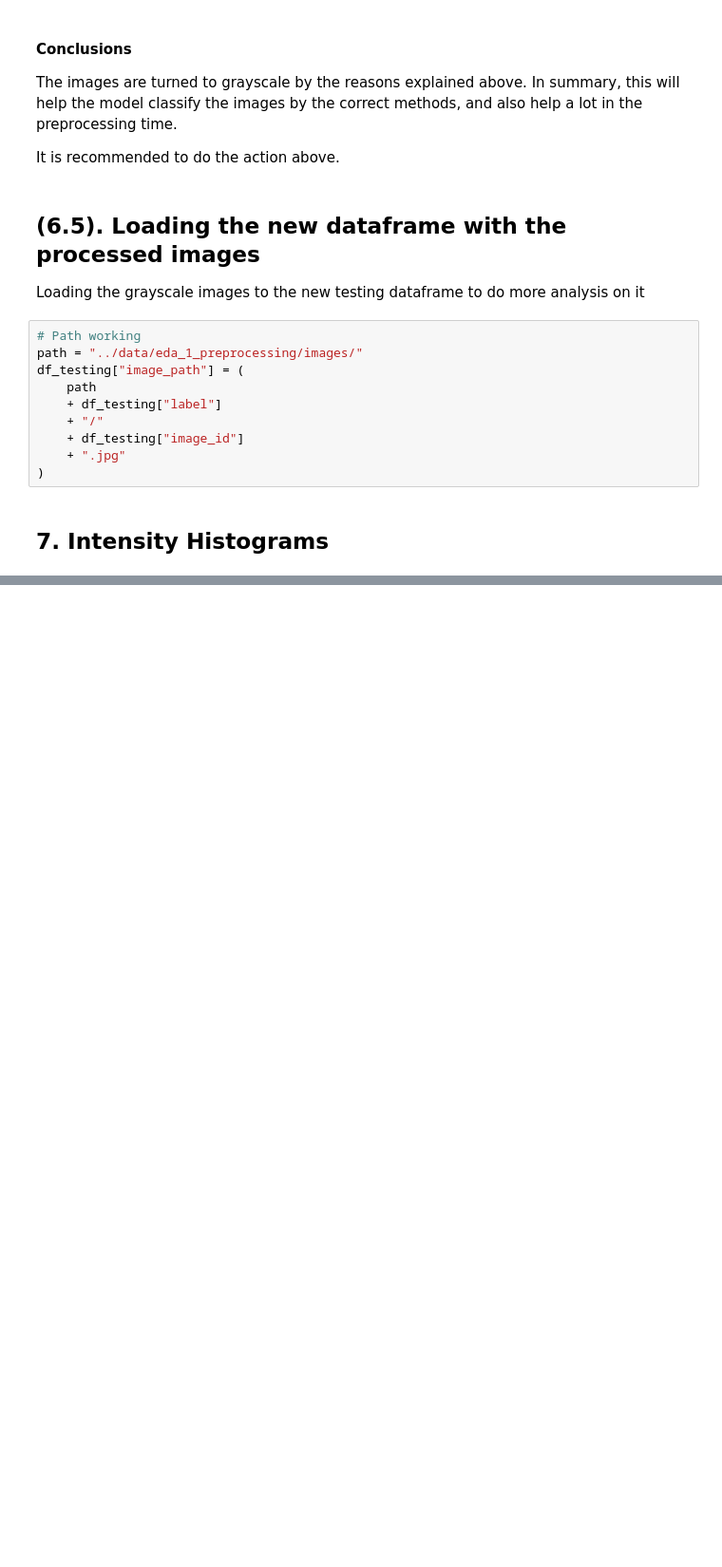
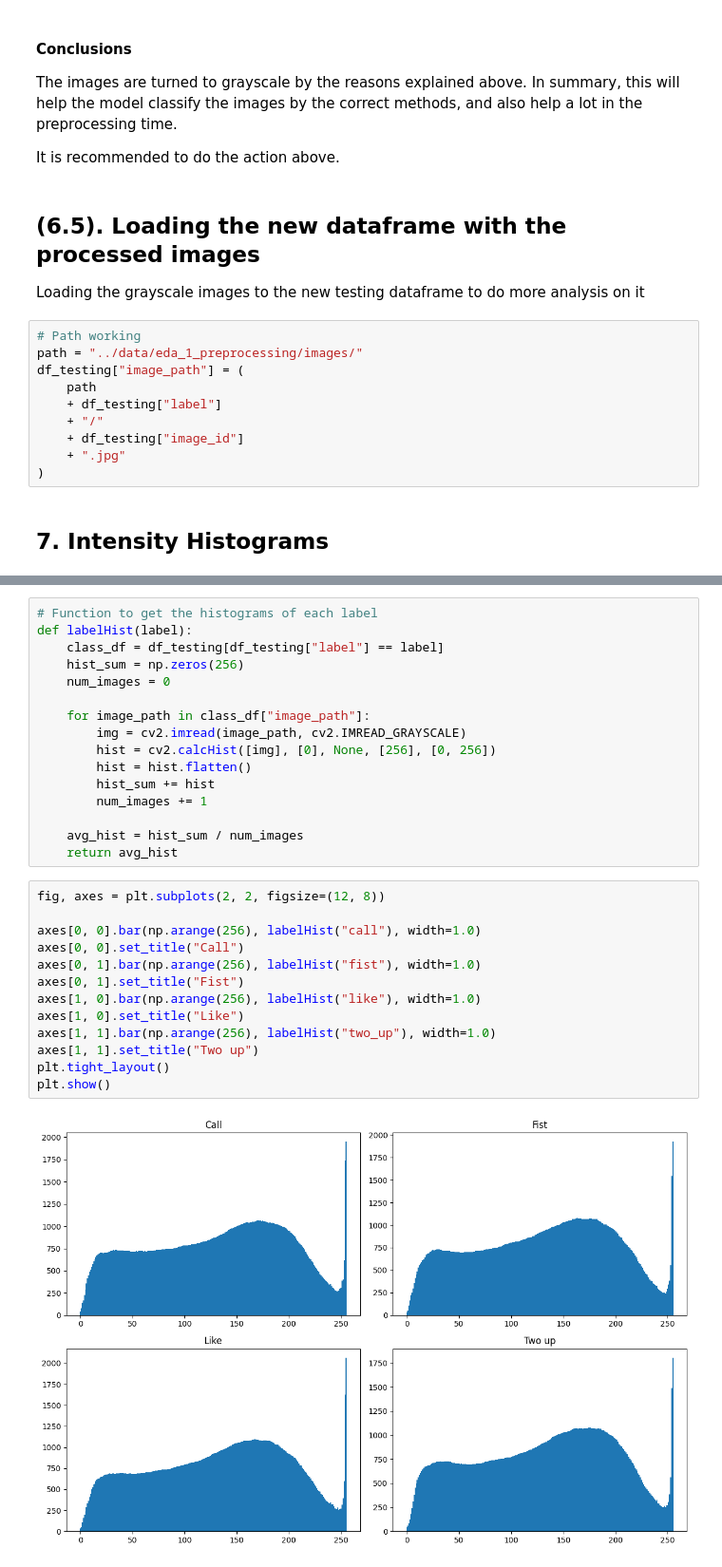
Before and after one commit to DiegoMucha/WaveSlide, a Jupyter notebook: notebooks/01_data_understanding.ipynb, the cells around one changed output, grey strips where cells are left out. Shown at 95% size. Cells and saved outputs as stored; diff of their text form; blank space fills up the shorter version.

```diff
--- a/notebooks/01_data_understanding.ipynb
+++ b/notebooks/01_data_understanding.ipynb
@@ -319,0 +410,31 @@ df_testing["image_path"] = (
+# %%
+# Function to get the histograms of each label
+def labelHist(label):
+    class_df = df_testing[df_testing["label"] == label]
+    hist_sum = np.zeros(256)
+    num_images = 0
+
+    for image_path in class_df["image_path"]:
+        img = cv2.imread(image_path, cv2.IMREAD_GRAYSCALE)
+        hist = cv2.calcHist([img], [0], None, [256], [0, 256])
+        hist = hist.flatten()
+        hist_sum += hist
+        num_images += 1
+
+    avg_hist = hist_sum / num_images
+    return avg_hist
+# %%
+fig, axes = plt.subplots(2, 2, figsize=(12, 8))
+
+axes[0, 0].bar(np.arange(256), labelHist("call"), width=1.0)
+axes[0, 0].set_title("Call")
+axes[0, 1].bar(np.arange(256), labelHist("fist"), width=1.0)
+axes[0, 1].set_title("Fist")
+axes[1, 0].bar(np.arange(256), labelHist("like"), width=1.0)
+axes[1, 0].set_title("Like")
+axes[1, 1].bar(np.arange(256), labelHist("two_up"), width=1.0)
+axes[1, 1].set_title("Two up")
+plt.tight_layout()
+plt.show()
+# %% [output]
+[figure, added]
```
Also changed, not shown: parts of 7 cells of this notebook.
